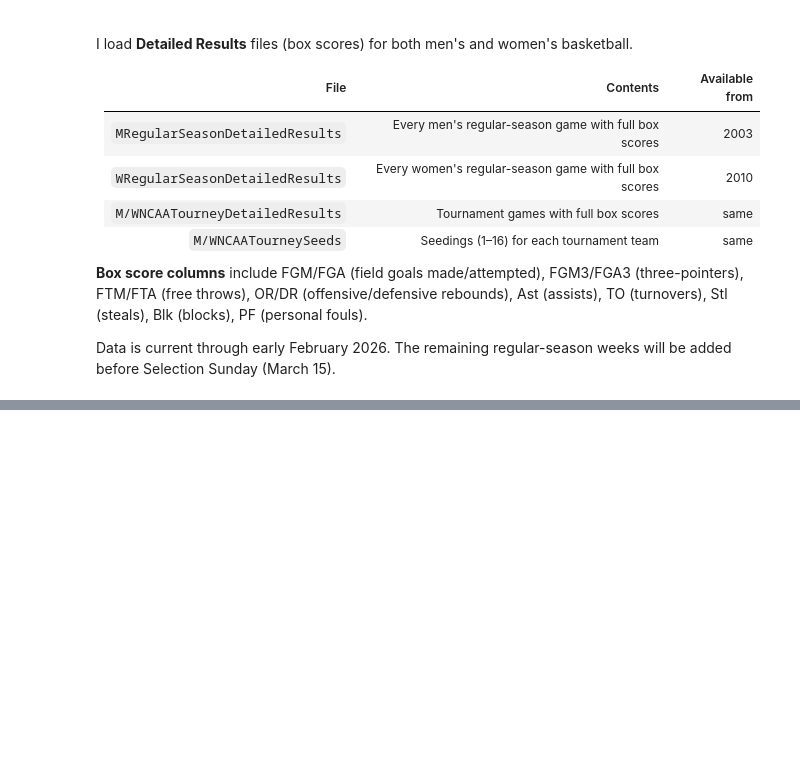
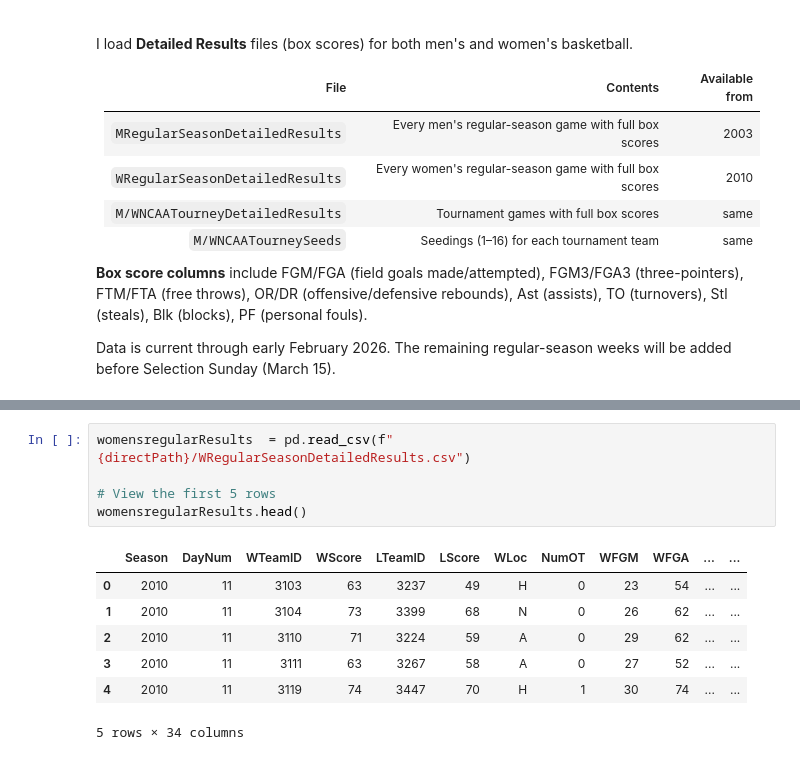
Before and after one commit to chrislouis86/Kaggle-, a Jupyter notebook: march-madness-mania-2026-ml.ipynb, the cells around one changed output, grey strips where cells are left out. Saved outputs shown, nothing was run; the diff lists cells and outputs as text; blank space fills up the shorter version.

```diff
--- a/march-madness-mania-2026-ml.ipynb
+++ b/march-madness-mania-2026-ml.ipynb
@@ -80,0 +119,13 @@ WomenSeeds = pd.read_csv(f"{directPath}/WNCAATourneySeeds.csv")
+# %%
+womensregularResults  = pd.read_csv(f"{directPath}/WRegularSeasonDetailedResults.csv")
+
+# View the first 5 rows
+womensregularResults.head()
+# %% [output]
+|  | Season | DayNum | WTeamID | WScore | LTeamID | LScore | WLoc | NumOT | WFGM | WFGA | ... | ... |
+| 0 | 2010 | 11 | 3103 | 63 | 3237 | 49 | H | 0 | 23 | 54 | ... | ... |
+| 1 | 2010 | 11 | 3104 | 73 | 3399 | 68 | N | 0 | 26 | 62 | ... | ... |
+| 2 | 2010 | 11 | 3110 | 71 | 3224 | 59 | A | 0 | 29 | 62 | ... | ... |
+| 3 | 2010 | 11 | 3111 | 63 | 3267 | 58 | A | 0 | 27 | 52 | ... | ... |
+| 4 | 2010 | 11 | 3119 | 74 | 3447 | 70 | H | 1 | 30 | 74 | ... | ... |
+5 rows × 34 columns
```
Also changed, not shown: parts of 8 cells of this notebook.
